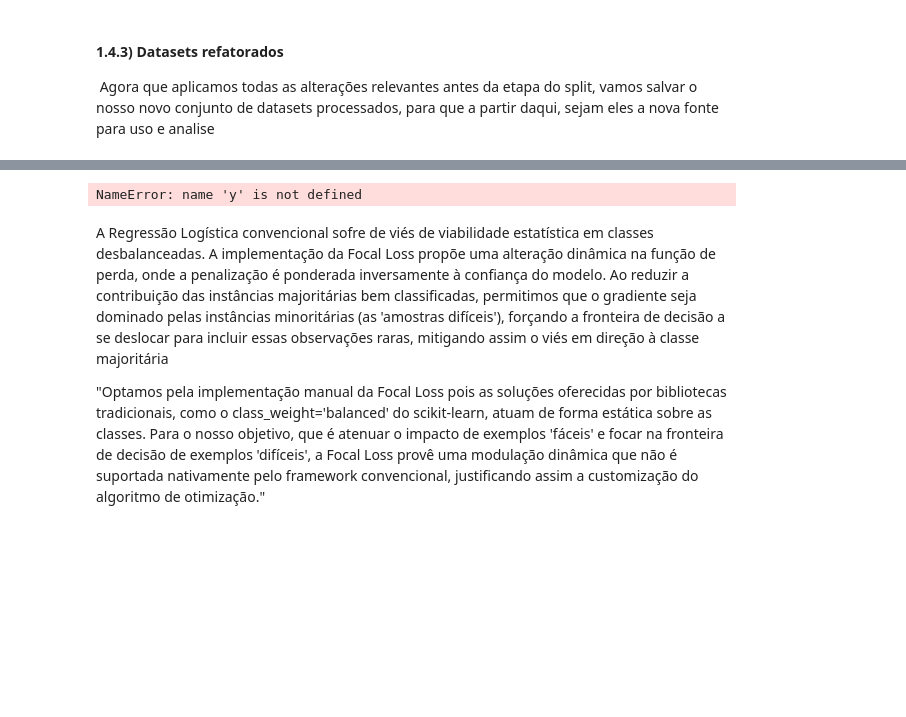
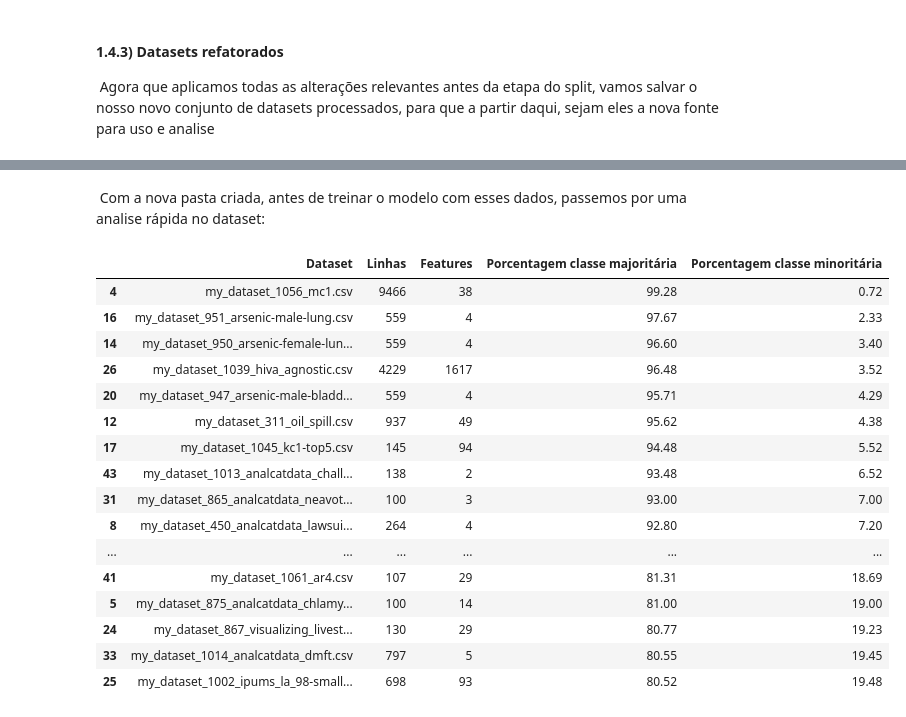
Before and after one commit to Aly-Filho/ml1-assignment, a Jupyter notebook: amanda/final_submission.ipynb, the cells around one changed output, grey strips where cells are left out. Drawn from its saved outputs; the diff is of its cells as text; code cells hidden in the pictures; blank space fills up the shorter version.

```diff
--- a/amanda/final_submission.ipynb
+++ b/amanda/final_submission.ipynb
@@ -1040,12 +471,0 @@ Proposta Teórica: Introdução da Focal LossO problema que identificamos na Fas
-# %%
-# Proposta de alteração na lógica de gradiente (Pseudocódigo)
-# Em vez de apenas (y_prob - y), você multiplicará pelo peso de focagem:
-focal_weight = (1 - y_prob) ** gamma if y == 1 else (y_prob) ** gamma
-grad_pesos = X.T.dot((y_prob - y) * focal_weight) / N
-# %% [output]
-NameError: name 'y' is not defined
-# %% [markdown]
-A Regressão Logística convencional sofre de viés de viabilidade estatística em classes desbalanceadas. A implementação da Focal Loss propõe uma alteração dinâmica na função de perda, onde a penalização é ponderada inversamente à confiança do modelo. Ao reduzir a contribuição das instâncias majoritárias bem classificadas, permitimos que o gradiente seja dominado pelas instâncias minoritárias (as 'amostras difíceis'), forçando a fronteira de decisão a se deslocar para incluir essas observações raras, mitigando assim o viés em direção à classe majoritária
-
-
-"Optamos pela implementação manual da Focal Loss pois as soluções oferecidas por bibliotecas tradicionais, como o class_weight='balanced' do scikit-learn, atuam de forma estática sobre as classes. Para o nosso objetivo, que é atenuar o impacto de exemplos 'fáceis' e focar na fronteira de decisão de exemplos 'difíceis', a Focal Loss provê uma modulação dinâmica que não é suportada nativamente pelo framework convencional, justificando assim a customização do algoritmo de otimização."
@@ -1101,0 +472,46 @@ def treinar_regressao_logistica_dh_focal(X, y, alpha=0.1, epocas=500, gamma=2.0,
+# %% [markdown]
+&nbsp;Com a nova pasta criada, antes de treinar o modelo com esses dados, passemos por uma analise rápida no dataset:
+# %%
+caminho_refatorados = 'data_sets_refatorados'
+datasets_ref = glob.glob(os.path.join(caminho_refatorados, "*.csv"))
+
+resumo = []
+for dataset in datasets_ref:
+    nome = os.path.basename(dataset)
+    df = pd.read_csv(dataset)
+    cont = df['class'].value_counts()
+    maj = cont.max()
+    min = cont.min()
+
+    p_maj = (maj/len(df))*100
+    p_min = (min/len(df))*100
+
+    resumo.append({
+        'Dataset': nome,
+        'Linhas': len(df),
+        'Features': len(df.columns)-1,
+        'Porcentagem classe majoritária': round(p_maj,2),
+        'Porcentagem classe minoritária': round(p_min,2)
+    })
+
+df_resumo = pd.DataFrame(resumo)
+df_resumo = df_resumo.sort_values(by='Porcentagem classe minoritária')
+display(df_resumo.head(50))
+# %% [output]
+|  | Dataset | Linhas | Features | Porcentagem classe majoritária | Porcentagem classe minoritária |
+| 4 | my_dataset_1056_mc1.csv | 9466 | 38 | 99.28 | 0.72 |
+| 16 | my_dataset_951_arsenic-male-lung.csv | 559 | 4 | 97.67 | 2.33 |
+| 14 | my_dataset_950_arsenic-female-lun... | 559 | 4 | 96.60 | 3.40 |
+| 26 | my_dataset_1039_hiva_agnostic.csv | 4229 | 1617 | 96.48 | 3.52 |
+| 20 | my_dataset_947_arsenic-male-bladd... | 559 | 4 | 95.71 | 4.29 |
+| 12 | my_dataset_311_oil_spill.csv | 937 | 49 | 95.62 | 4.38 |
+| 17 | my_dataset_1045_kc1-top5.csv | 145 | 94 | 94.48 | 5.52 |
+| 43 | my_dataset_1013_analcatdata_chall... | 138 | 2 | 93.48 | 6.52 |
+| 31 | my_dataset_865_analcatdata_neavot... | 100 | 3 | 93.00 | 7.00 |
+| 8 | my_dataset_450_analcatdata_lawsui... | 264 | 4 | 92.80 | 7.20 |
+| ... | ... | ... | ... | ... | ... |
+| 41 | my_dataset_1061_ar4.csv | 107 | 29 | 81.31 | 18.69 |
+| 5 | my_dataset_875_analcatdata_chlamy... | 100 | 14 | 81.00 | 19.00 |
+| 24 | my_dataset_867_visualizing_livest... | 130 | 29 | 80.77 | 19.23 |
+| 33 | my_dataset_1014_analcatdata_dmft.csv | 797 | 5 | 80.55 | 19.45 |
+| 25 | my_dataset_1002_ipums_la_98-small... | 698 | 93 | 80.52 | 19.48 |
```
Also changed, not shown: parts of 35 cells of this notebook.
